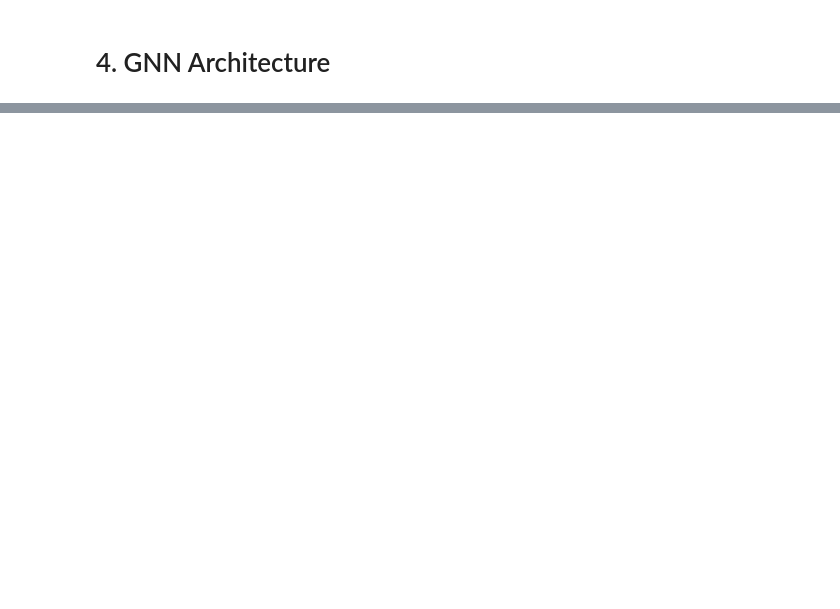
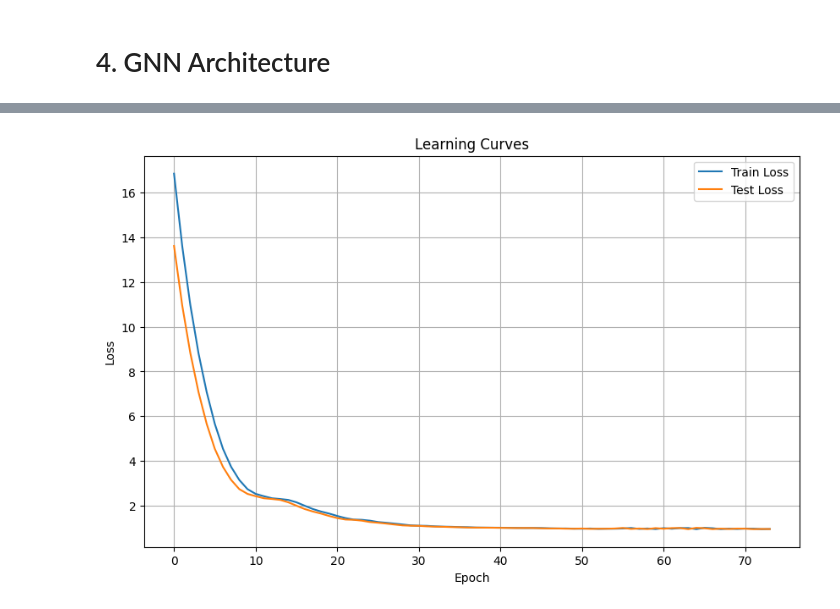
Before and after one commit to etechoptimist/knowledge_graph_usecase, a Jupyter notebook: Step 3_gnn_geometric_pytorch.ipynb, the cells around one changed output, grey strips where cells are left out. Drawn from its saved outputs; the diff is of its cells as text; code cells hidden in the pictures; blank space fills up the shorter version.

Commit message:
GNN training and regularization with EarlyStopping and weight decay

```diff
--- a/Step 3_gnn_geometric_pytorch.ipynb
+++ b/Step 3_gnn_geometric_pytorch.ipynb
@@ -190,3 +201,16 @@ tensor([ 0.2442, -0.1772, -0.2115,  ..., -0.2907, -0.1227, -0.1797])
+# %%
+# Split the data into training and test sets
+from sklearn.model_selection import train_test_split
+num_nodes = data.num_nodes
+train_size = int(0.8 * num_nodes)
+test_size = num_nodes - train_size
+train_indices, test_indices = train_test_split(range(num_nodes), test_size=test_size, random_state=42)
+
+data.train_mask = torch.zeros(num_nodes, dtype=torch.bool)
+data.train_mask[train_indices] = True
+
+data.test_mask = torch.zeros(num_nodes, dtype=torch.bool)
+data.test_mask[test_indices] = True
 # %% [markdown]
 # 4. GNN Architecture
 # %% [markdown]
@@ -276,0 +296,78 @@ ValueError: Using a target size (torch.Size([1073296])) that is different to the
+# %%
+import torch
+import torch.nn.functional as F
+from torch_geometric.nn import GCNConv
+import matplotlib.ticker as ticker
+
+
+class GCN(torch.nn.Module):
+    def __init__(self, in_channels, hidden_channels, out_channels):
+        super(GCN, self).__init__()
+        self.conv1 = GCNConv(in_channels, hidden_channels)
+        self.conv2 = GCNConv(hidden_channels, out_channels)
+
+    def forward(self, data):
+        x, edge_index, edge_weight = data.x, data.edge_index, data.edge_weight
+        x = self.conv1(x, edge_index, edge_weight=edge_weight)
+        x = F.leaky_relu(x)
+        x = self.conv2(x, edge_index, edge_weight=edge_weight)
+        return x
+in_channels = data.num_node_features
+hidden_channels = 32  # Intermediate layer size
+out_channels = 16  # Embedding size
+
+model = GCN(in_channels, hidden_channels, out_channels)
+# Use Adam optimizer with learning rate of 0.01 and weight decay of 5e-4
+# Adam optimizer is used to optimize the model parameters
+# Weight decay is used to prevent overfitting why?
+# The optimizer is used to update the model parameters during training
+# The learning rate is the step size used by the optimizer to update the model parameters
+# The weight decay is a regularization term that penalizes large weights to prevent overfitting
+
+optimizer = torch.optim.Adam(model.parameters(), lr=0.01, weight_decay=5e-4)
+print(model)
+
+
+def train(data):
+    model.train()
+    optimizer.zero_grad()
+    out = model(data)
+    loss = contrastive_loss(out, balanced_pos_pairs, balanced_neg_pairs)
+    loss.backward()
+    optimizer.step()
+    return loss.item()
+
+def test(data):
+    model.eval()
+    with torch.no_grad():
+        out = model(data)
+        loss = contrastive_loss(out, balanced_pos_pairs, balanced_neg_pairs)
+    return loss.item()
+
+train_losses = []
+test_losses = []
+num_epochs = 100
+early_stopping = EarlyStopping(patience=10, min_delta=0.01)
+
+
+for epoch in range(num_epochs):
+    train_loss = train(data)
+    test_loss = test(data)
+    train_losses.append(train_loss)
+    test_losses.append(test_loss)
+    print(f'Epoch {epoch}, Train Loss: {train_loss:.4f}, Test Loss: {test_loss:.4f}')
+
+    if early_stopping(test_loss):
+        print(f'Early stopping at epoch {epoch}')
+        break
+# Plot the learning curves
+plt.figure(figsize=(10, 6))
+plt.plot(range(len(train_losses)),train_losses, label='Train Loss')
+plt.plot(range(len(train_losses)),test_losses, label='Test Loss')
+plt.xlabel('Epoch')
+plt.ylabel('Loss')
+plt.title('Learning Curves')
+plt.legend()
+plt.grid(True)
+plt.show()
+# %% [output]
@@ -276,0 +391 @@ ValueError: Using a target size (torch.Size([1073296])) that is different to the
+[figure, added]
```
Also changed, not shown: parts of 11 cells of this notebook, 2 other files.
